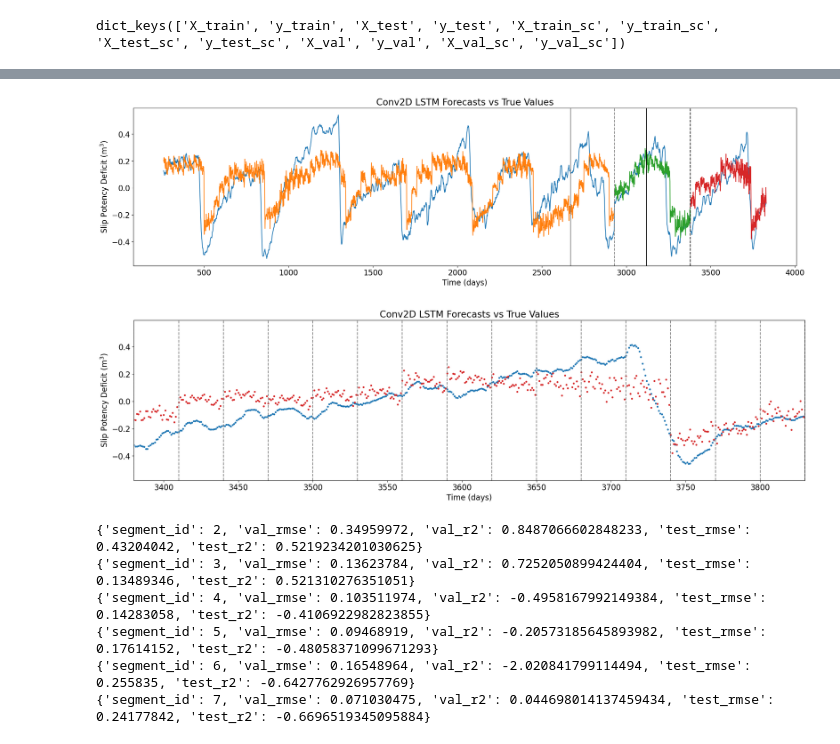
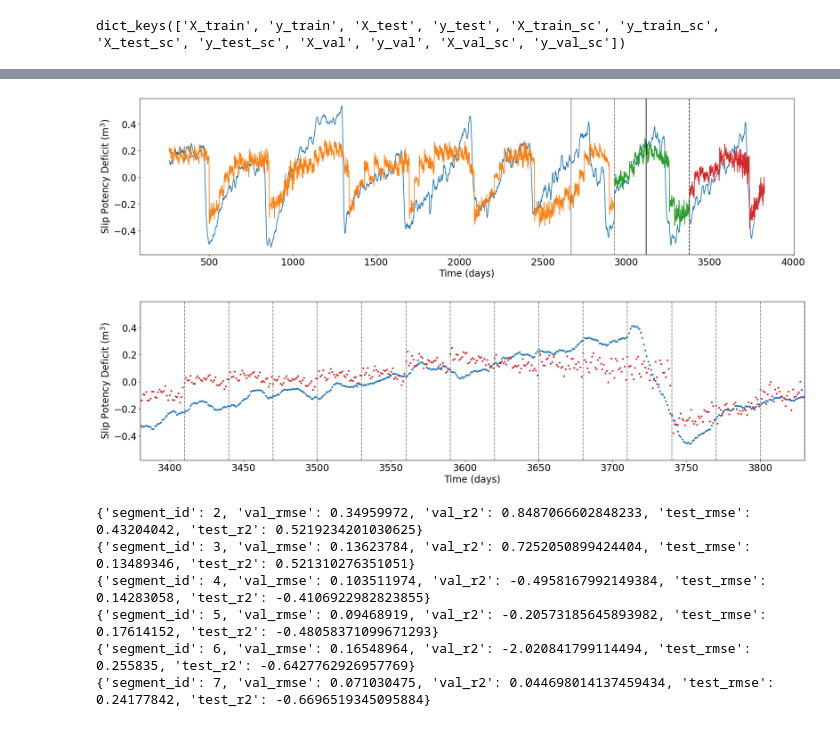
Before and after one commit to ai4er-cdt/earthquake-predictability, a Jupyter notebook: notebooks/PN341 006 - Conv2D LSTM - Cascadia.ipynb, the cells around one changed output, grey strips where cells are left out. Drawn from its saved outputs; the diff is of its cells as text; code cells hidden in the pictures.

Commit message:
Changes to plots

```diff
--- a/notebooks/PN341 006 - Conv2D LSTM - Cascadia.ipynb
+++ b/notebooks/PN341 006 - Conv2D LSTM - Cascadia.ipynb
@@ -225,22 +224,22 @@ plot_metric_results(
 # %%
-TITLE = "Conv2D LSTM Forecasts vs True Values"
+TITLE = ""
 X_LABEL = "Time (days)"
 Y_LABEL = "Slip Potency Deficit (m$^3$)"
 ith_segment = 1
 
 plot_all_data_results(
     data_dict,
     results_dict,
     LOOKBACK,
     FORECAST,
     TITLE,
     X_LABEL,
     Y_LABEL,
     [],
     ith_segment,
 )
 # %% [output]
-[figure, old version]
+[figure, new version]
 # %%
 ZOOM_MIN = 3380
 ZOOM_MAX = 3830
@@ -259,7 +258,7 @@ plot_all_data_results(
     plot_type="scatter",
 )
 # %% [output]
-[figure, old version]
+[figure, new version]
 # %%
 # Calculations for writeup
 # %%
```
Also changed, not shown: parts of 9 cells of this notebook, 4 other files.
